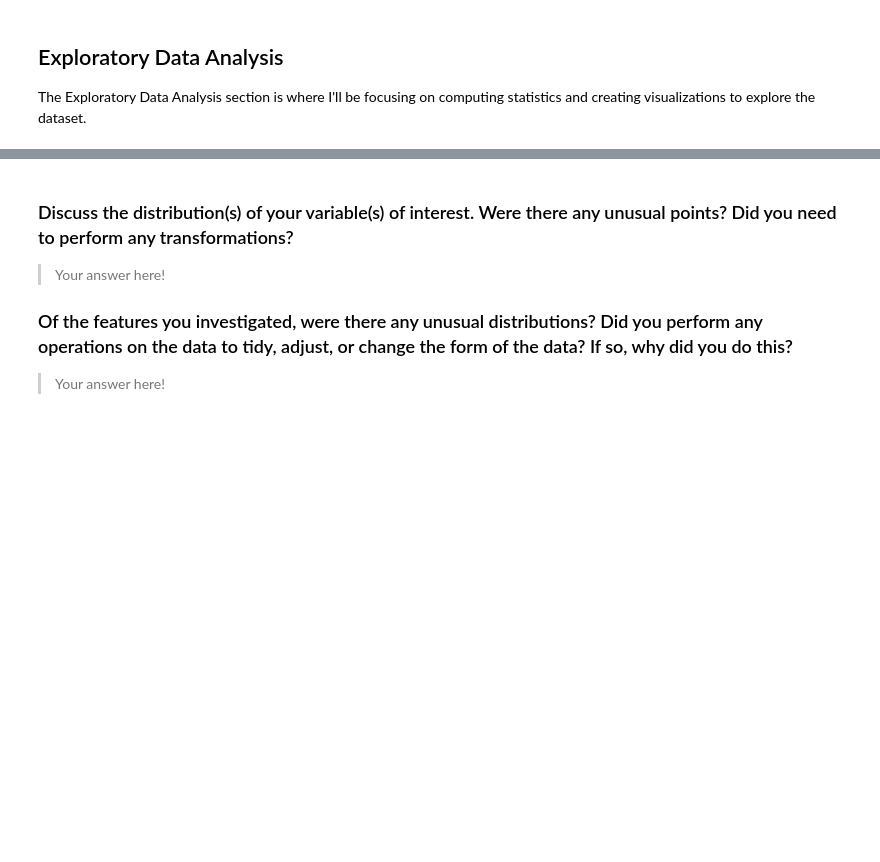
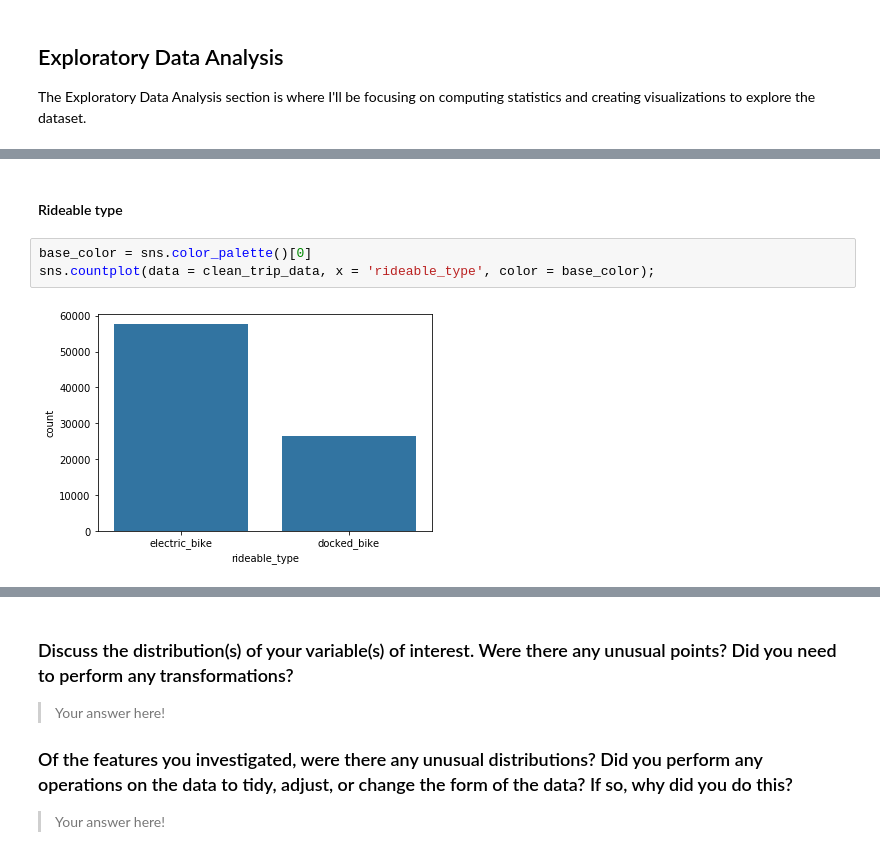
Before and after one commit to Nevesgmd/bay-wheels-data-analysis, a Jupyter notebook: exploration_template.ipynb, the cells around one changed output, grey strips where cells are left out. Drawn from its saved outputs; the diff is of its cells as text; blank space fills up the shorter version.

```diff
--- a/exploration_template.ipynb
+++ b/exploration_template.ipynb
@@ -283,0 +291,7 @@ you plan on investigating next.
+# %% [markdown]
+#### Rideable type
+# %%
+base_color = sns.color_palette()[0]
+sns.countplot(data = clean_trip_data, x = 'rideable_type', color = base_color);
+# %% [output]
+[figure, added]
```
Also changed, not shown: parts of 34 cells of this notebook.
